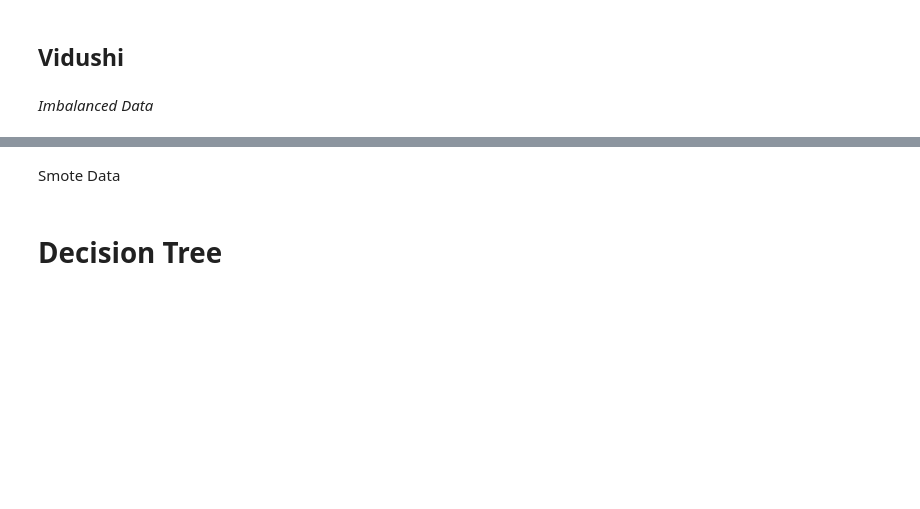
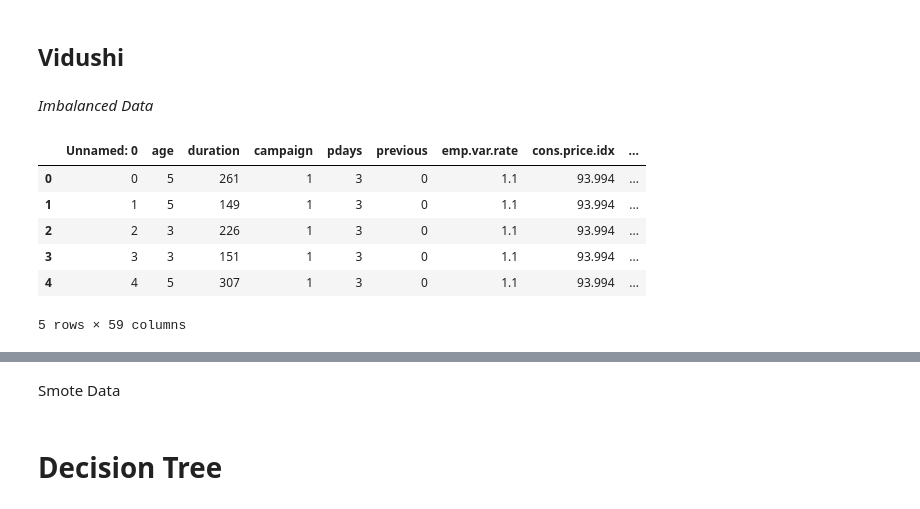
Before and after one commit to Data-Analytics-team11/Prediction-for-client-term-deposit-subscription, a Jupyter notebook: DT_RF_GBM.ipynb, the cells around one changed output, grey strips where cells are left out. Drawn from its saved outputs; the diff is of its cells as text; code cells hidden in the pictures; blank space fills up the shorter version.

```diff
--- a/DT_RF_GBM.ipynb
+++ b/DT_RF_GBM.ipynb
@@ -22,3 +23,13 @@ data.y.replace(to_replace = ['yes','no'], value = [1,0],inplace = True)
 # %%
 y=data['y']
 X=data.drop(columns=['y'])
+# %%
+X.head()
+# %% [output]
+|  | Unnamed: 0 | age | duration | campaign | pdays | previous | emp.var.rate | cons.price.idx | ... |
+| 0 | 0 | 5 | 261 | 1 | 3 | 0 | 1.1 | 93.994 | ... |
+| 1 | 1 | 5 | 149 | 1 | 3 | 0 | 1.1 | 93.994 | ... |
+| 2 | 2 | 3 | 226 | 1 | 3 | 0 | 1.1 | 93.994 | ... |
+| 3 | 3 | 3 | 151 | 1 | 3 | 0 | 1.1 | 93.994 | ... |
+| 4 | 4 | 5 | 307 | 1 | 3 | 0 | 1.1 | 93.994 | ... |
+5 rows × 59 columns
```
Also changed, not shown: parts of 8 cells of this notebook, 4 other files.
